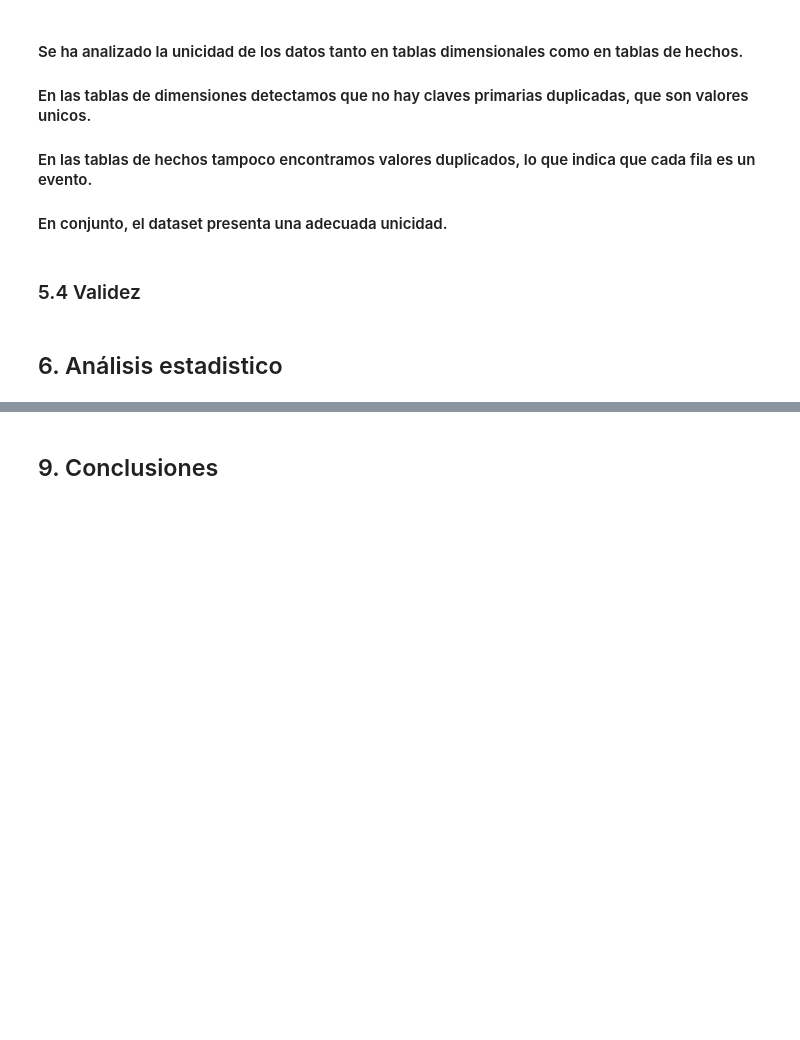
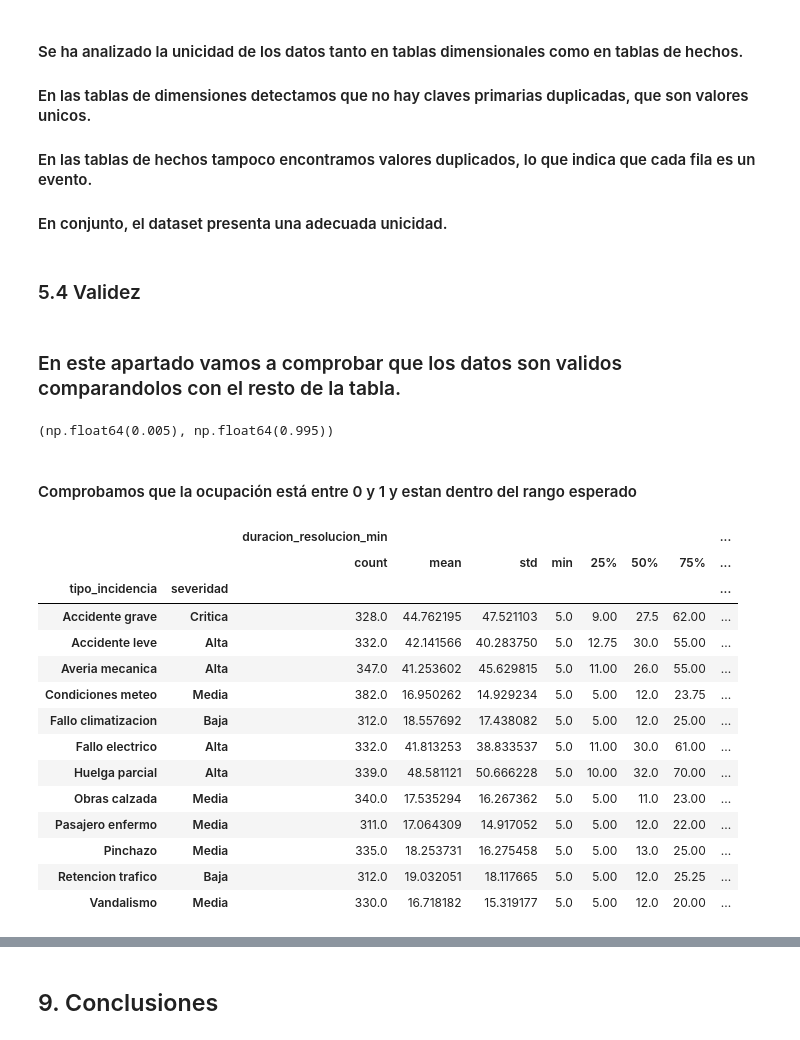
Before and after one commit to Gonzalo-6/Arranz_Alonso_Gonzalo_ProyectoFinal, a Jupyter notebook: 01_eda.ipynb, the cells around one changed output, grey strips where cells are left out. Drawn from its saved outputs; the diff is of its cells as text; code cells hidden in the pictures; blank space fills up the shorter version.

```diff
--- a/01_eda.ipynb
+++ b/01_eda.ipynb
@@ -275,5 +281,31 @@ np.int64(0)
 #### En conjunto, el dataset presenta una adecuada unicidad.
 # %% [markdown]
 ### 5.4 Validez
-# %% [markdown]
-## 6. Análisis estadistico
+# %% [markdown]
+### En este apartado vamos a comprobar que los datos son validos comparandolos con el resto de la tabla.
+# %%
+fact_viajes["ocupacion_pct"].min(), fact_viajes["ocupacion_pct"].max()
+# %% [output]
+(np.float64(0.005), np.float64(0.995))
+# %% [markdown]
+#### Comprobamos que la ocupación está entre 0 y 1 y estan dentro del rango esperado
+# %%
+fact_incidencias.groupby(
+    ["tipo_incidencia", "severidad"]
+)[["duracion_resolucion_min", "coste_estimado_eur"]].describe()
+# %% [output]
+|  |  | duracion_resolucion_min |  |  |  |  |  |  | ... |
+|  |  | count | mean | std | min | 25% | 50% | 75% | ... |
+| tipo_incidencia | severidad |  |  |  |  |  |  |  | ... |
+| Accidente grave | Critica | 328.0 | 44.762195 | 47.521103 | 5.0 | 9.00 | 27.5 | 62.00 | ... |
+| Accidente leve | Alta | 332.0 | 42.141566 | 40.283750 | 5.0 | 12.75 | 30.0 | 55.00 | ... |
+| Averia mecanica | Alta | 347.0 | 41.253602 | 45.629815 | 5.0 | 11.00 | 26.0 | 55.00 | ... |
+| Condiciones meteo | Media | 382.0 | 16.950262 | 14.929234 | 5.0 | 5.00 | 12.0 | 23.75 | ... |
+| Fallo climatizacion | Baja | 312.0 | 18.557692 | 17.438082 | 5.0 | 5.00 | 12.0 | 25.00 | ... |
+| Fallo electrico | Alta | 332.0 | 41.813253 | 38.833537 | 5.0 | 11.00 | 30.0 | 61.00 | ... |
+| Huelga parcial | Alta | 339.0 | 48.581121 | 50.666228 | 5.0 | 10.00 | 32.0 | 70.00 | ... |
+| Obras calzada | Media | 340.0 | 17.535294 | 16.267362 | 5.0 | 5.00 | 11.0 | 23.00 | ... |
+| Pasajero enfermo | Media | 311.0 | 17.064309 | 14.917052 | 5.0 | 5.00 | 12.0 | 22.00 | ... |
+| Pinchazo | Media | 335.0 | 18.253731 | 16.275458 | 5.0 | 5.00 | 13.0 | 25.00 | ... |
+| Retencion trafico | Baja | 312.0 | 19.032051 | 18.117665 | 5.0 | 5.00 | 12.0 | 25.25 | ... |
+| Vandalismo | Media | 330.0 | 16.718182 | 15.319177 | 5.0 | 5.00 | 12.0 | 20.00 | ... |
```
Also changed, not shown: parts of 20 cells of this notebook, 1 other file.
